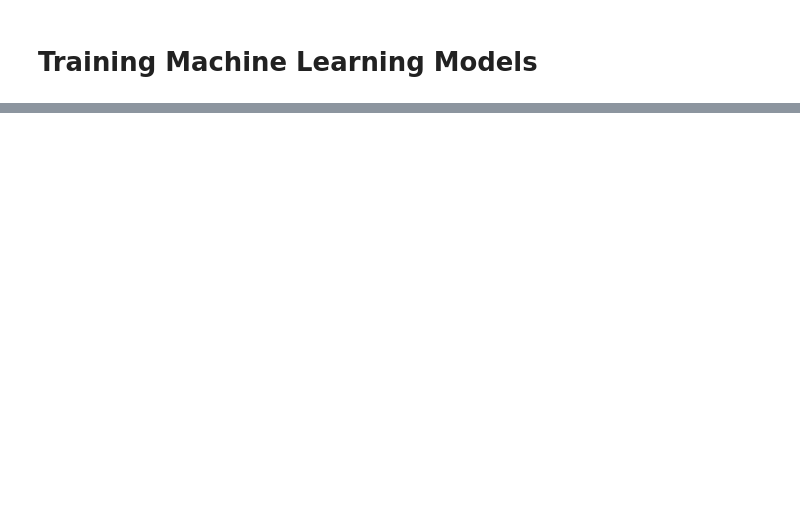
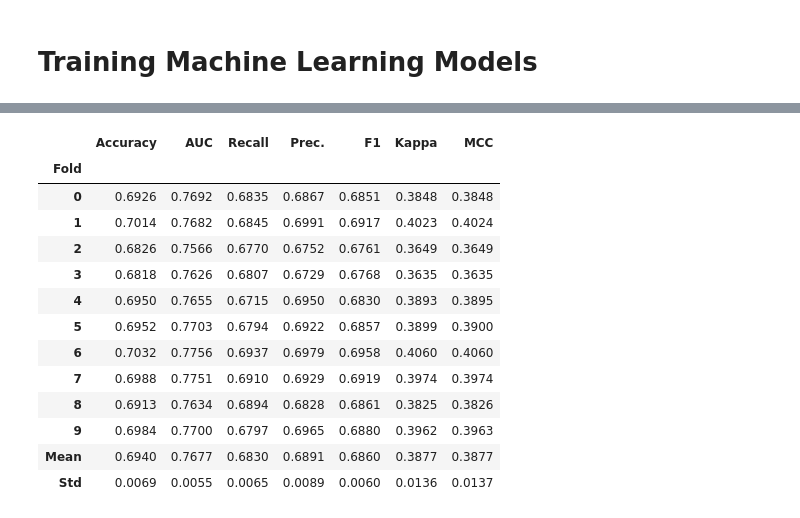
Before and after one commit to aquinteros/BrawlStars_Analytics, a Jupyter notebook: bs_ml_training.ipynb, the cells around one changed output, grey strips where cells are left out. Cells and saved outputs as stored; diff of their text form; code cells hidden in the pictures; blank space fills up the shorter version.

```diff
--- a/bs_ml_training.ipynb
+++ b/bs_ml_training.ipynb
@@ -119,0 +104,3 @@ model = compare_models()
+# %%
+model = create_model('lightgbm')
+# %% [output]
@@ -119,0 +108,14 @@ model = compare_models()
+|  | Accuracy | AUC | Recall | Prec. | F1 | Kappa | MCC |
+| Fold |  |  |  |  |  |  |  |
+| 0 | 0.6926 | 0.7692 | 0.6835 | 0.6867 | 0.6851 | 0.3848 | 0.3848 |
+| 1 | 0.7014 | 0.7682 | 0.6845 | 0.6991 | 0.6917 | 0.4023 | 0.4024 |
+| 2 | 0.6826 | 0.7566 | 0.6770 | 0.6752 | 0.6761 | 0.3649 | 0.3649 |
+| 3 | 0.6818 | 0.7626 | 0.6807 | 0.6729 | 0.6768 | 0.3635 | 0.3635 |
+| 4 | 0.6950 | 0.7655 | 0.6715 | 0.6950 | 0.6830 | 0.3893 | 0.3895 |
+| 5 | 0.6952 | 0.7703 | 0.6794 | 0.6922 | 0.6857 | 0.3899 | 0.3900 |
+| 6 | 0.7032 | 0.7756 | 0.6937 | 0.6979 | 0.6958 | 0.4060 | 0.4060 |
+| 7 | 0.6988 | 0.7751 | 0.6910 | 0.6929 | 0.6919 | 0.3974 | 0.3974 |
+| 8 | 0.6913 | 0.7634 | 0.6894 | 0.6828 | 0.6861 | 0.3825 | 0.3826 |
+| 9 | 0.6984 | 0.7700 | 0.6797 | 0.6965 | 0.6880 | 0.3962 | 0.3963 |
+| Mean | 0.6940 | 0.7677 | 0.6830 | 0.6891 | 0.6860 | 0.3877 | 0.3877 |
+| Std | 0.0069 | 0.0055 | 0.0065 | 0.0089 | 0.0060 | 0.0136 | 0.0137 |
```
Also changed, not shown: parts of 16 cells of this notebook, 3 other files.
